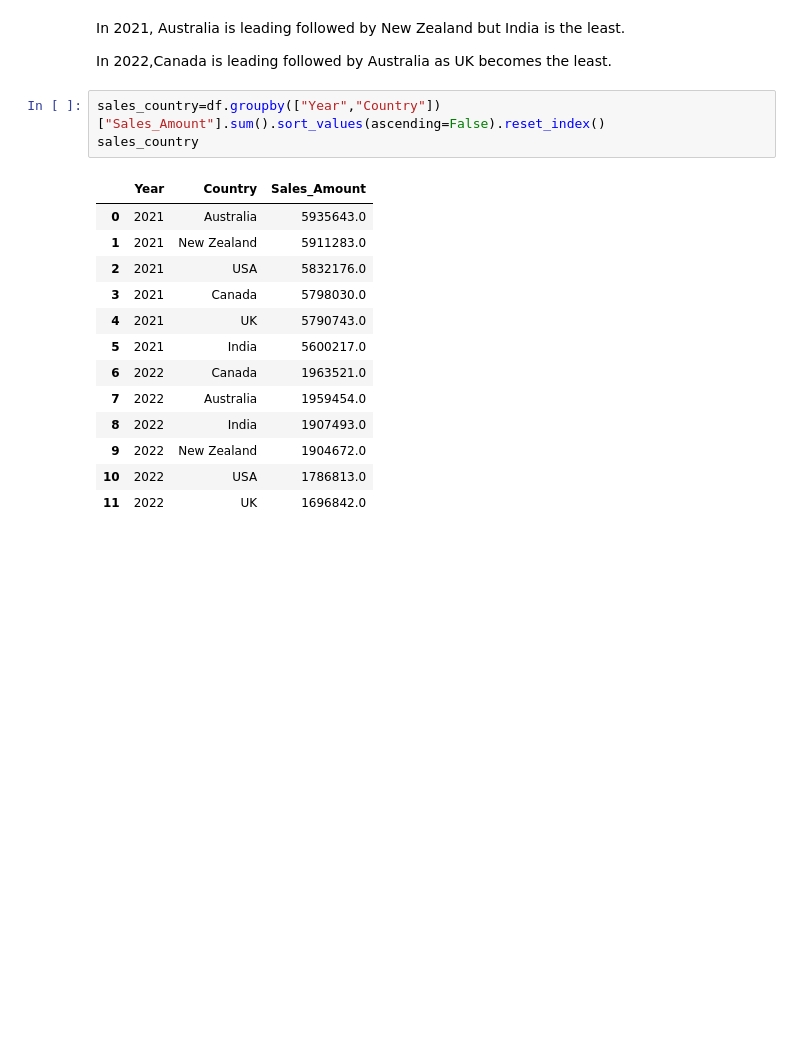
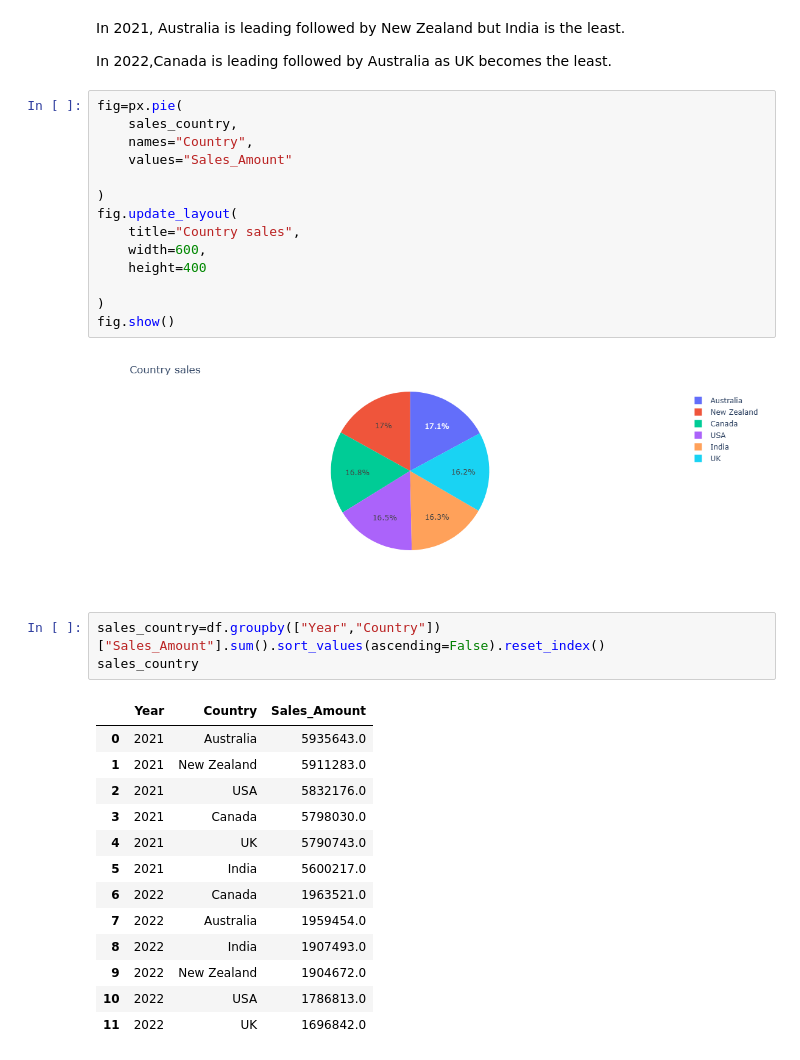
Before and after one commit to Lenida-Daniels/Sales-Analysis, a Jupyter notebook: sales_analysis.ipynb, the cells around one changed output. Cells and saved outputs as stored; diff of their text form; blank space fills up the shorter version.

```diff
--- a/sales_analysis.ipynb
+++ b/sales_analysis.ipynb
@@ -351,6 +359,22 @@ fig.show()
 In 2021, Australia is leading followed by New Zealand but India is the least.
 
 In 2022,Canada is leading followed by Australia as UK becomes the least.
+# %%
+fig=px.pie(
+    sales_country,
+    names="Country",
+    values="Sales_Amount"
+
+)
+fig.update_layout(
+    title="Country sales",
+    width=600,
+    height=400
+
+)
+fig.show()
+# %% [output]
+[figure, added]
 # %%
 sales_country=df.groupby(["Year","Country"])["Sales_Amount"].sum().sort_values(ascending=False).reset_index()
 sales_country
```
Also changed, not shown: parts of 33 cells of this notebook.
